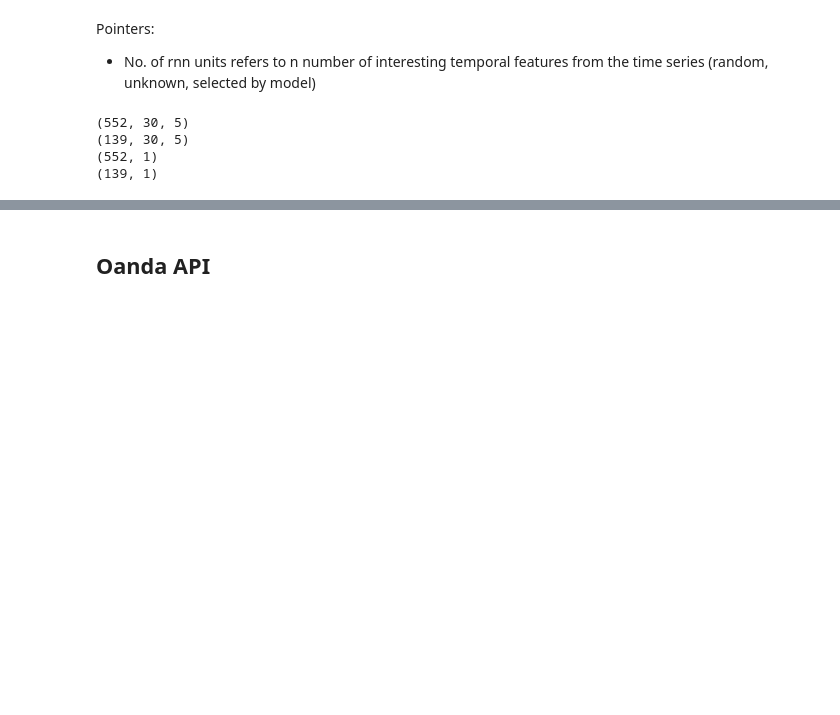
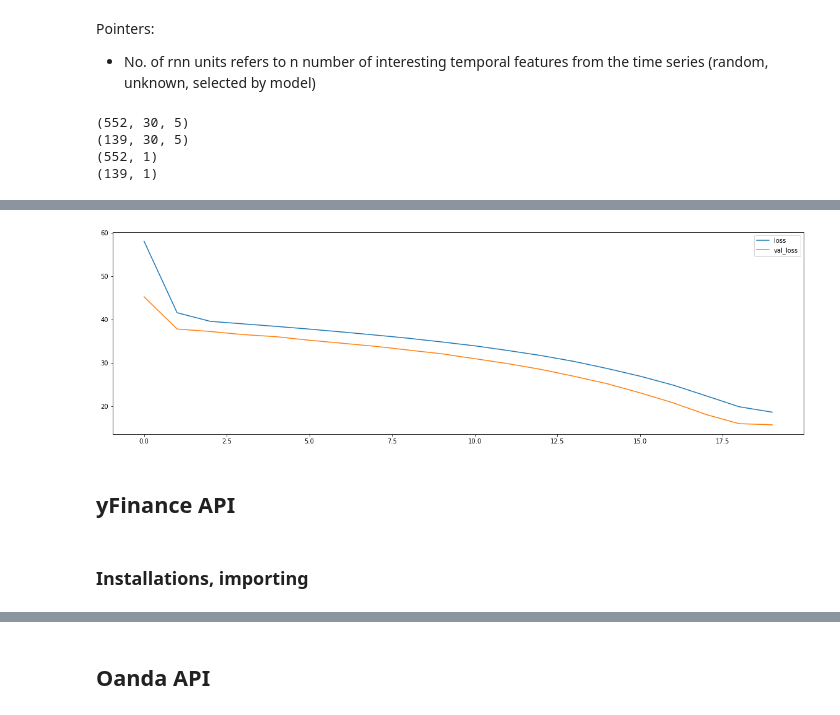
Before and after one commit to ivanlimsy/iOracle, a Jupyter notebook: notebooks/iOracle Deep Learning Ivan.ipynb, the cells around one changed output, grey strips where cells are left out. Drawn from its saved outputs; the diff is of its cells as text; code cells hidden in the pictures; blank space fills up the shorter version.

```diff
--- a/notebooks/iOracle Deep Learning Ivan.ipynb
+++ b/notebooks/iOracle Deep Learning Ivan.ipynb
@@ -143,0 +199,18 @@ import ta #https://github.com/bukosabino/ta
+# %%
+def initialize_model(params):
+    model=Sequential()
+#     model.add(Normalization())
+    model.add(LSTM(10, activation='tanh', return_sequences=True))
+#     model.add(LSTM(20, activation='tanh'))
+    model.add(Dense(15,activation="linear"))
+    model.add(Dense(1,activation="linear"))
+    model.compile(loss=params['loss'], optimizer=params['optimizer'], metrics=params['metrics'])
+    return model
+# %%
+def run_model(X_train, y_train, X_val, y_val, model, params):
+    model = model
+    es = EarlyStopping(patience=params['patience'])
+    history = model.fit(X_train, y_train,
+                        batch_size=params['batch_size'], verbose=1, callbacks=es,
+                        validation_data=(X_val, y_val), epochs= params['epochs'])
+    return model, history
@@ -143,0 +337,14 @@ import ta #https://github.com/bukosabino/ta
+# %%
+params={
+    'hist_days':30, 'fut_days':5,
+    'time_start':dt.datetime(2017,9,1,0,0,0), 'time_end':dt.datetime(2020,12,31,0,0,0),
+    'bol_days':30, 'rsi_days':30, 'ma_days': 30,
+    'val_size': 0.2, 'test_size':0.2, 'batch_size':4, 'epochs':50,
+    'loss':'mae', 'optimizer':'rmsprop', 'metrics':'mae', 'patience':10,
+    'train_loss': np.nan, 'val_loss':np.nan, 'test_loss':np.nan, 'test_metric':np.nan,
+    'last_px':np.nan, 'remarks':''
+    }
+df = load_data()
+df = make_features_target(df, params)
+X = df.drop(labels='target', axis=1).copy()
+y = df[['target']].copy()
@@ -286,7 +507,7 @@ print(X_train.shape); print(X_test.shape); print(y_train.shape); print(y_test.sh
 def initialize_model():
     model=Sequential()
 #     model.add(Normalization())
-    model.add(SimpleRNN(units=30, activation='sigmoid', input_shape=(30,5)))
+    model.add(SimpleRNN(units=30, activation='tanh', input_shape=(30,5)))
     model.add(Dense(15,activation="linear"))
     model.add(Dense(1,activation="linear"))
     model.compile(loss='mae', optimizer='rmsprop')
@@ -328,4 +544,7 @@ result = model.evaluate(X_test, y_test)
 # %%
-#Sigmoid
-result = model.evaluate(X_test, y_test)
+plt.figure(figsize=(20,6))
+plt.plot([i for i in range(0,20)], history.history['loss'], label='loss')
+plt.plot([i for i in range(0,20)], history.history['val_loss'], label='val_loss')
+plt.legend()
+plt.show()
 # %% [output]
@@ -332,0 +551,5 @@ result = model.evaluate(X_test, y_test)
+[figure, added]
+# %% [markdown]
+## yFinance API
+# %% [markdown]
+### Installations, importing
```
Also changed, not shown: parts of 78 cells of this notebook.
